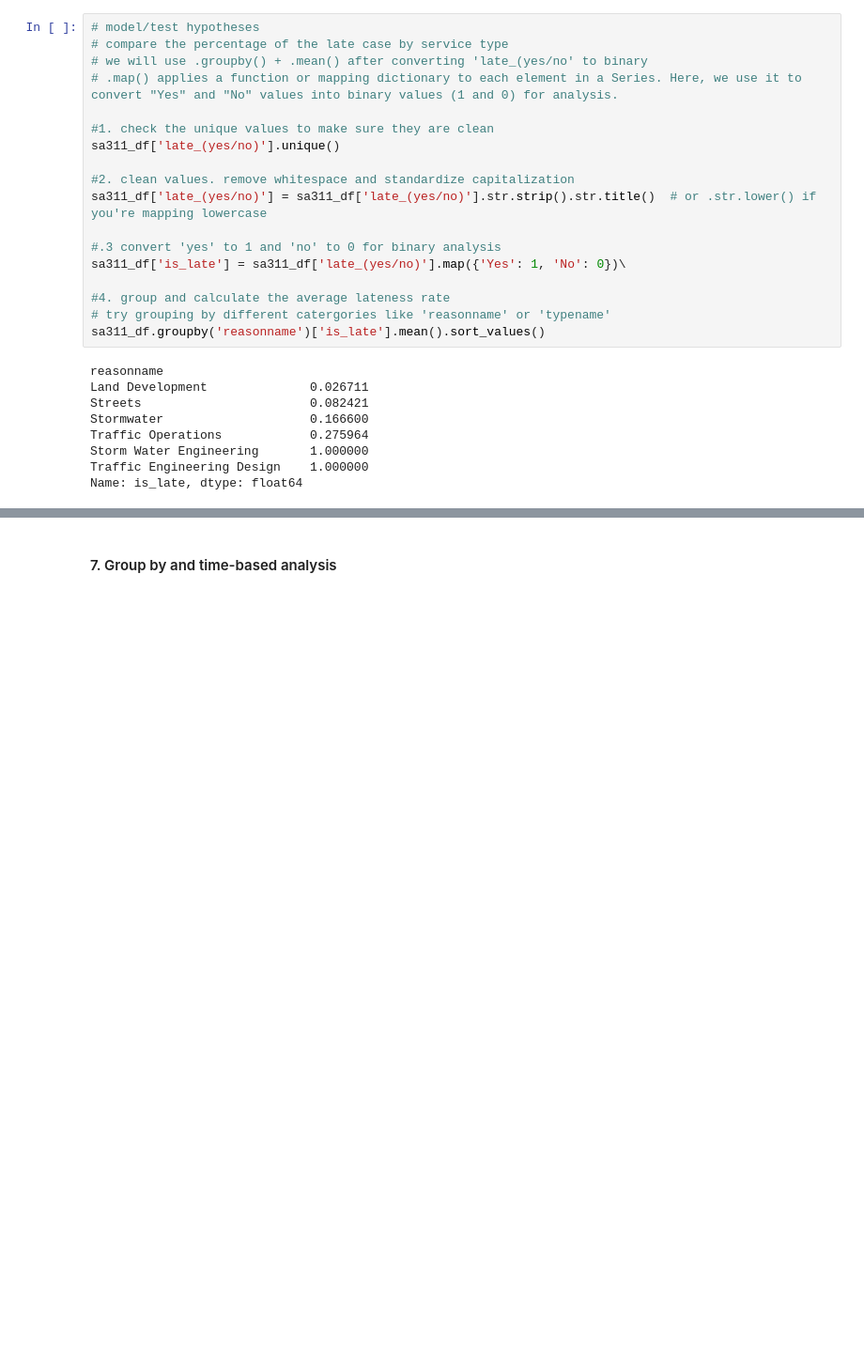
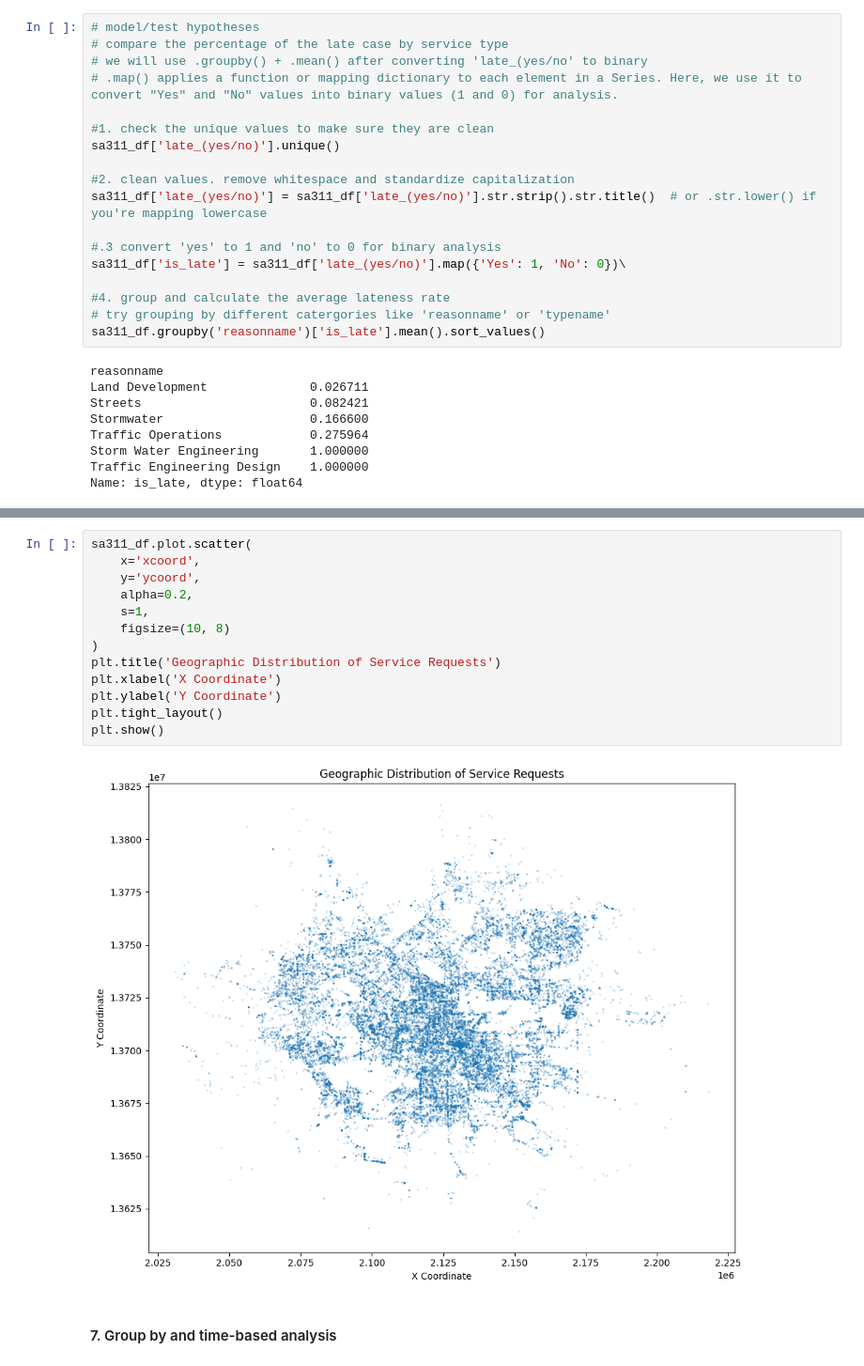
Before and after one commit to dianita956/cedish_pandas_workshop, a Jupyter notebook: pandas.ipynb, the cells around one changed output, grey strips where cells are left out. Shown at 94% size. Drawn from its saved outputs; the diff is of its cells as text; blank space fills up the shorter version.

```diff
--- a/pandas.ipynb
+++ b/pandas.ipynb
@@ -438,3 +460,18 @@ Name: is_late, dtype: float64
+# %%
+sa311_df.plot.scatter(
+    x='xcoord',
+    y='ycoord',
+    alpha=0.2,
+    s=1,
+    figsize=(10, 8)
+)
+plt.title('Geographic Distribution of Service Requests')
+plt.xlabel('X Coordinate')
+plt.ylabel('Y Coordinate')
+plt.tight_layout()
+plt.show()
+# %% [output]
+[figure, added]
 # %% [markdown]
 <h4>7. Group by and time-based analysis</h4>
 # %%
```
Also changed, not shown: parts of 8 cells of this notebook.
